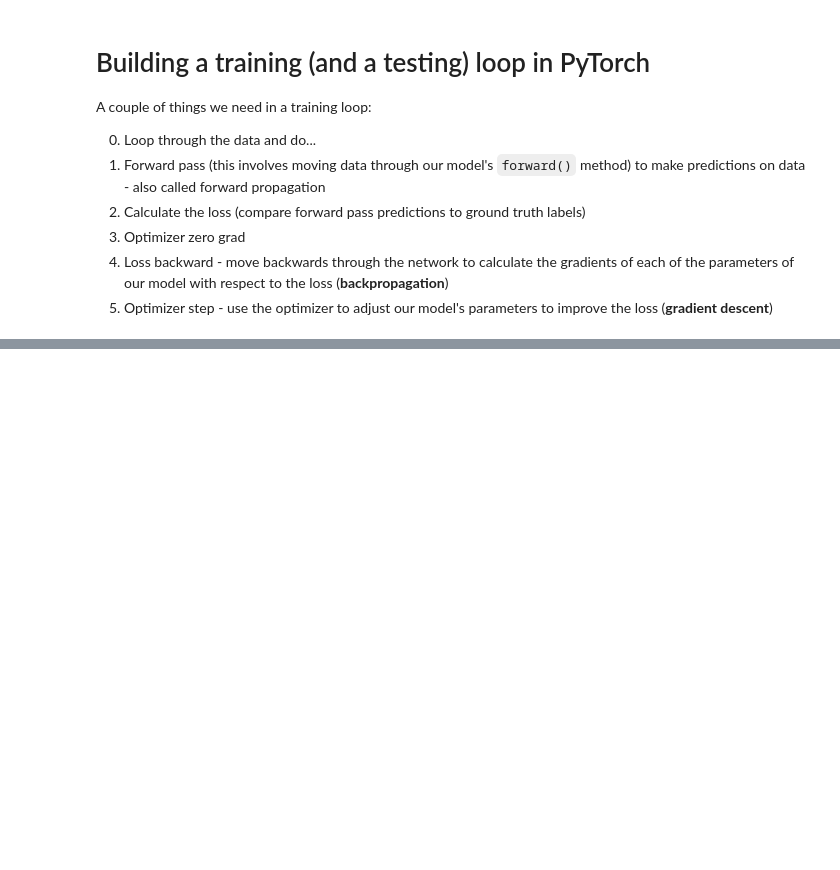
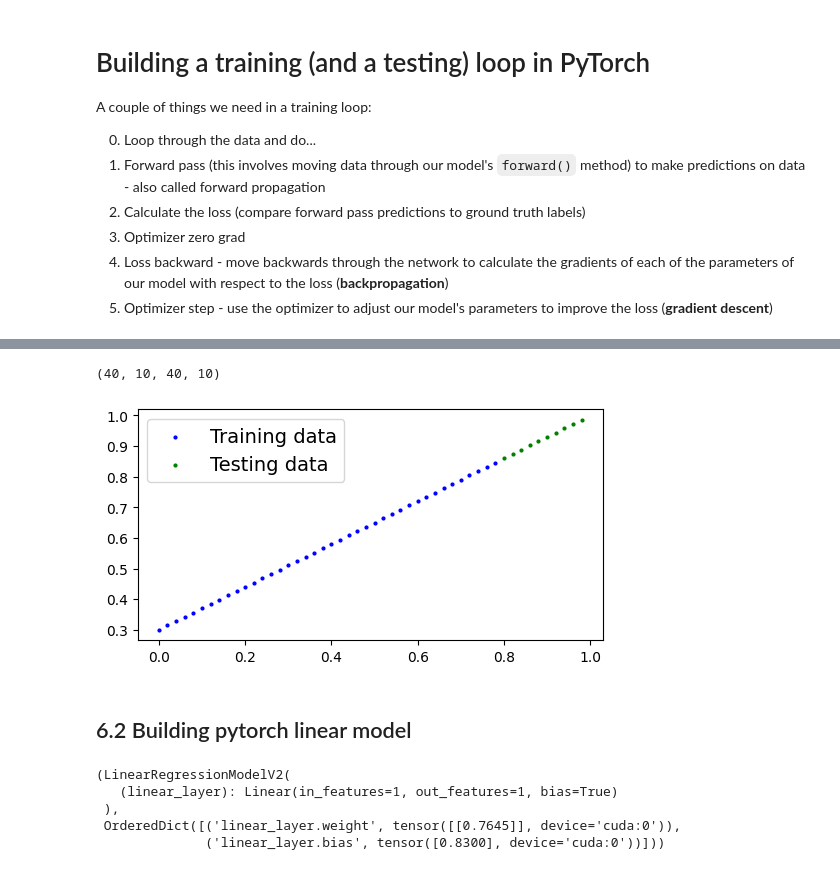
Before and after one commit to LadislavVasina1/pytorch_ztm, a Jupyter notebook: 01_pytorch_workflow/01.ipynb, the cells around one changed output, grey strips where cells are left out. Drawn from its saved outputs; the diff is of its cells as text; code cells hidden in the pictures; blank space fills up the shorter version.

```diff
--- a/01_pytorch_workflow/01.ipynb
+++ b/01_pytorch_workflow/01.ipynb
@@ -312,0 +447,4 @@ plot_predictions(predictions=y_preds_new)
+# %%
+# Create device-agnostic code
+device = "cuda" if torch.cuda.is_available() else "cpu"
+device
@@ -312,0 +455,9 @@ plot_predictions(predictions=y_preds_new)
+# %%
+# Create  some data using linear regresion formula y = weight * X + bias
+weight = 0.7
+bias = 0.3
+
+X = torch.arange(0, 1, 0.02).unsqueeze(dim=1).to(device)
+y = weight * X + bias
+
+X[:10], y[:10]
@@ -312,0 +485,38 @@ plot_predictions(predictions=y_preds_new)
+# %%
+# Split data
+train_split = int(len(X) * 0.8)
+X_train, y_train = X[:train_split], y[:train_split]
+X_test, y_test = X[train_split:], y[train_split:]
+len(X_train), len(X_test), len(y_train), len(y_test)
+# %% [output]
+(40, 10, 40, 10)
+# %%
+plot_predictions(X_train.cpu(), y_train.cpu(), X_test.cpu(), y_test.cpu())
+# %% [output]
+[figure, added]
+# %% [markdown]
+## 6.2 Building pytorch linear model
+# %%
+class LinearRegressionModelV2(nn.Module):
+    def __init__(self):
+        super().__init__()
+
+        # Use nn.Linear() for creating the model parameters /
+        # also called: linear transform, probing layer, fully connected layer, dense layer
+        self.linear_layer = nn.Linear(in_features=1,
+                                        out_features=1)
+
+
+    def forward(self, x: torch.Tensor) -> torch.Tensor:
+        return self.linear_layer(x)
+
+# Set the manual seed
+torch.manual_seed(42)
+model_1 = LinearRegressionModelV2().to(device)
+model_1, model_1.state_dict()
+# %% [output]
+(LinearRegressionModelV2(
+   (linear_layer): Linear(in_features=1, out_features=1, bias=True)
+ ),
+ OrderedDict([('linear_layer.weight', tensor([[0.7645]], device='cuda:0')),
+              ('linear_layer.bias', tensor([0.8300], device='cuda:0'))]))
```
Also changed, not shown: parts of 29 cells of this notebook, 1 other file.
